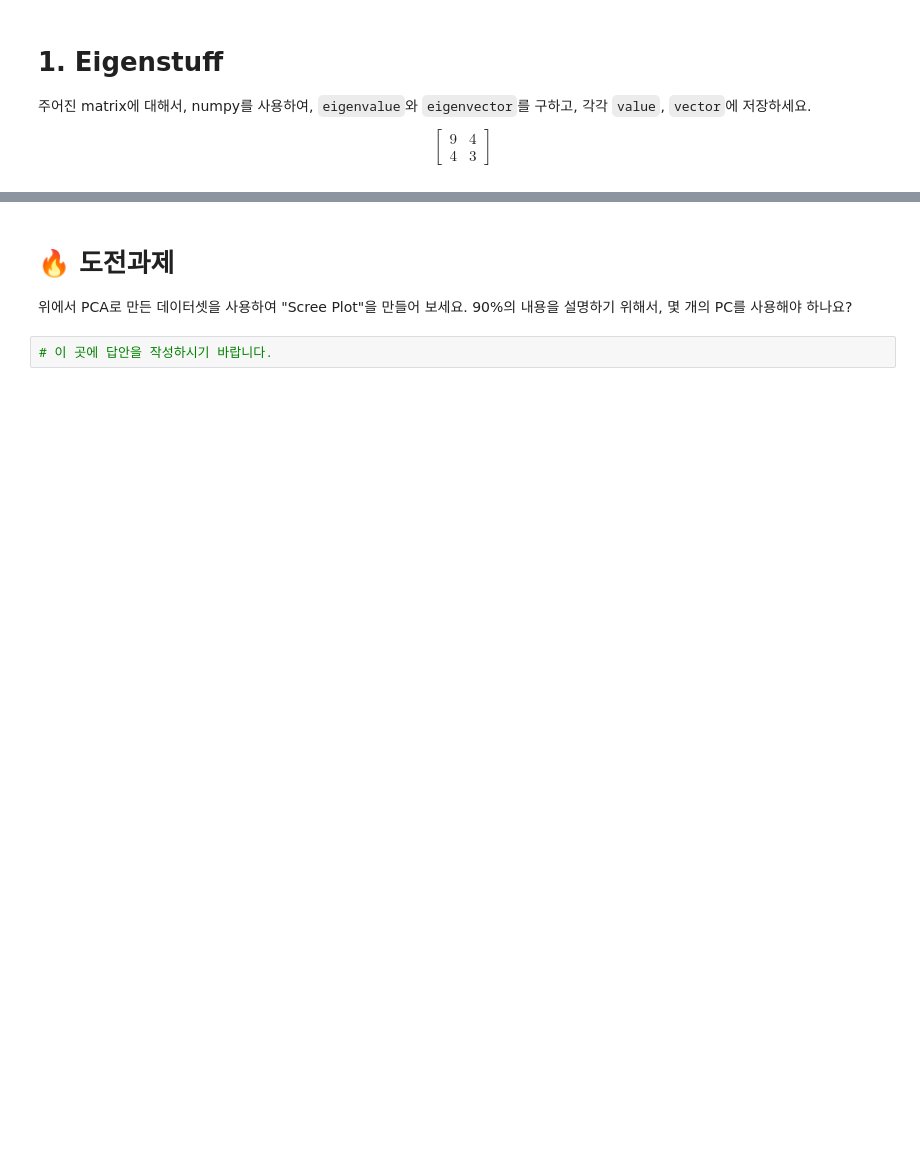
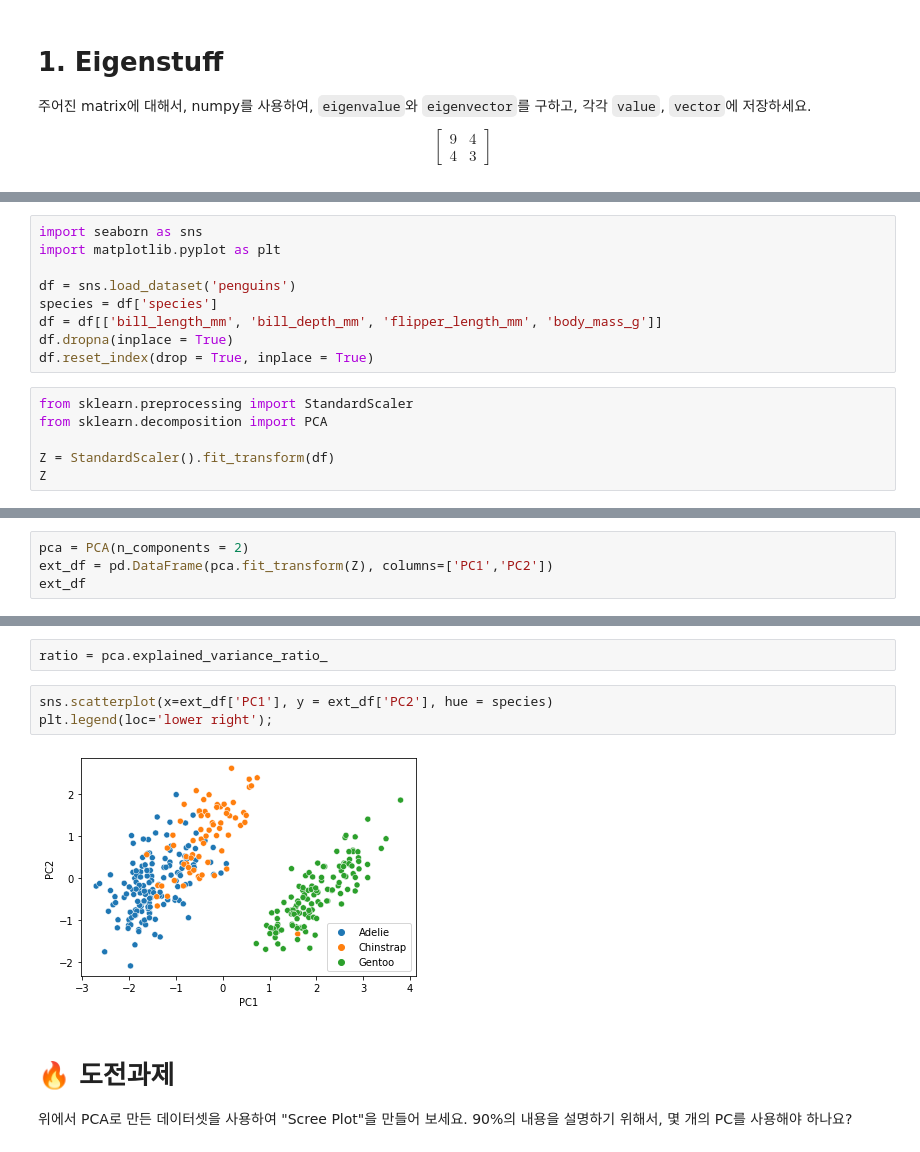
Before and after one commit to KindOrca/BootCamp, a Jupyter notebook: n132 - PCA/n132a - PCA.ipynb, the cells around one changed output, grey strips where cells are left out. Saved outputs shown, nothing was run; the diff lists cells and outputs as text; blank space fills up the shorter version.

```diff
--- a/n132 - PCA/n132a - PCA.ipynb
+++ b/n132 - PCA/n132a - PCA.ipynb
@@ -58,0 +43,15 @@ penguins
+# %%
+import seaborn as sns
+import matplotlib.pyplot as plt
+
+df = sns.load_dataset('penguins')
+species = df['species']
+df = df[['bill_length_mm', 'bill_depth_mm', 'flipper_length_mm', 'body_mass_g']]
+df.dropna(inplace = True)
+df.reset_index(drop = True, inplace = True)
+# %%
+from sklearn.preprocessing import StandardScaler
+from sklearn.decomposition import PCA
+
+Z = StandardScaler().fit_transform(df)
+Z
@@ -58,0 +66,4 @@ penguins
+# %%
+pca = PCA(n_components = 2)
+ext_df = pd.DataFrame(pca.fit_transform(Z), columns=['PC1','PC2'])
+ext_df
@@ -59,7 +84,12 @@ penguins
+# %%
+ratio = pca.explained_variance_ratio_
+# %%
+sns.scatterplot(x=ext_df['PC1'], y = ext_df['PC2'], hue = species)
+plt.legend(loc='lower right');
+# %% [output]
+[figure, added]
 # %% [markdown]
 # 🔥 도전과제
 
 위에서 PCA로 만든 데이터셋을 사용하여 "Scree Plot"을 만들어 보세요.
 90%의 내용을 설명하기 위해서, 몇 개의 PC를 사용해야 하나요?
-# %%
-# 이 곳에 답안을 작성하시기 바랍니다.
```
Also changed, not shown: parts of 7 cells of this notebook.
